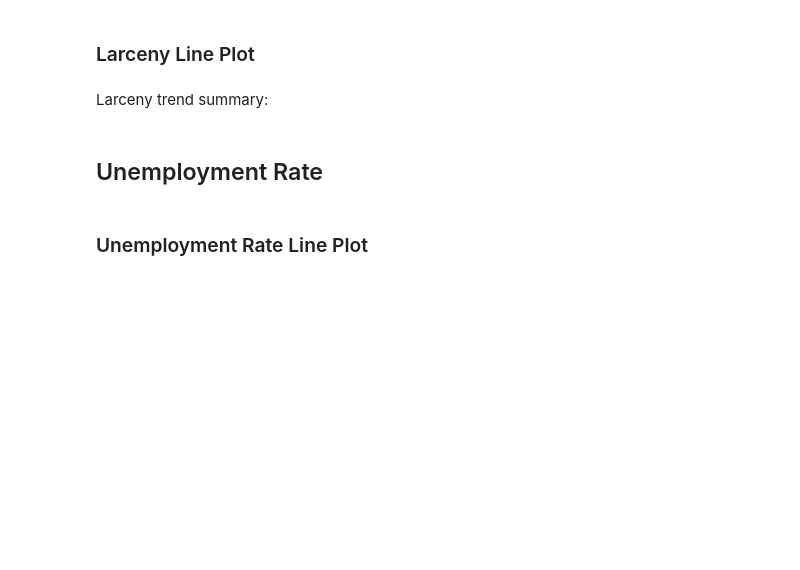
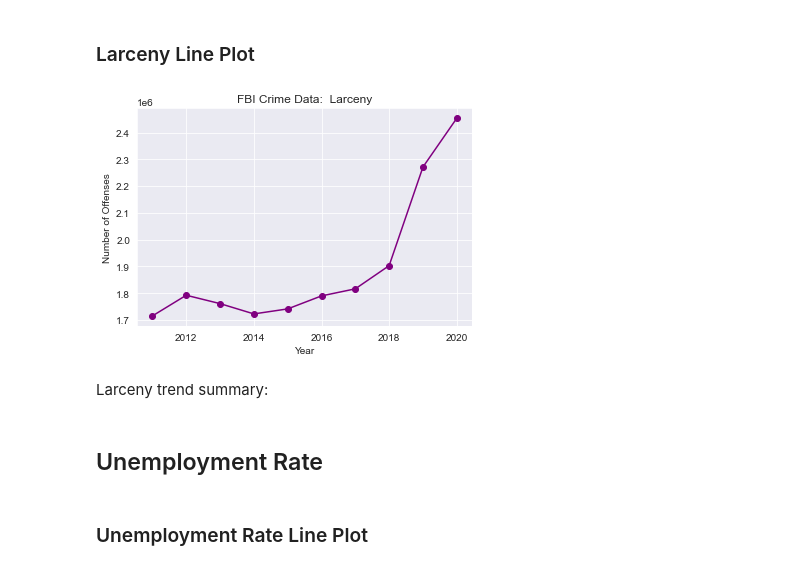
Before and after one commit to HeatherLD/API-Project, a Jupyter notebook: Final_Draft.ipynb, the cells around one changed output. Cells and saved outputs as stored; diff of their text form; code cells hidden in the pictures; blank space fills up the shorter version.

```diff
--- a/Final_Draft.ipynb
+++ b/Final_Draft.ipynb
@@ -63,7 +139,28 @@ Robbery trend summary:
 ## Larceny Data
 # %%
 #API call
+fbi_larceny_ct = requests.get('https://api.usa.gov/crime/fbi/sapi/api/data/nibrs/larceny-theft-offenses/offense/national/count/?limit=1&api_key=HXzuNSaaIO46x38N0iVVKpMDgrP6GG3mxBcacgRH')
+fbi_json_larceny_ct = json.loads(fbi_larceny_ct.text)
 # %%
 #data to json to csv
+raw_fbi_larceny_ct = []
+raw_fbi_larceny_ct.append(fbi_json_larceny_ct)
+fbi_unformed_larceny_ct = pd.json_normalize(raw_fbi_larceny_ct, record_path = ["results"])
+fbi_unformed_larceny_ct.to_csv('fbi_unformed_larceny_ct_csv.csv')
 # %%
 #csv to dataframe
+larc_df = pd.DataFrame(fbi_unformed_larceny_ct)
+
+# Sort df by year
+larc_sorted = larc_df.sort_values('data_year')
+
+# Filter for 2011-2020 data
+larc_by_yr = larc_sorted[larc_sorted['data_year']>=2011]
+
+# Sum count types by year
+larc_totals = larc_by_yr.groupby('data_year')['offense_count'].sum()
+
+# Reset index and keep data_year as a column
+larc_reset = larc_totals.reset_index()
+
+pd.DataFrame(larc_reset)
@@ -70,5 +179,14 @@ Robbery trend summary:
 # %% [markdown]
 ### Larceny Line Plot
+# %%
+fig,ax=plt.subplots()
+ax.plot(larc_reset['data_year'], larc_reset['offense_count'], marker='o', color = 'purple')
+ax.set_xlabel('Year')
+ax.set_ylabel("Number of Offenses")
+ax.set_title('FBI Crime Data:  Larceny')
+plt.show()
+# %% [output]
+[figure, added]
 # %% [markdown]
 Larceny trend summary:
 # %% [markdown]
```
Also changed, not shown: parts of 10 cells of this notebook, 1 other file.
